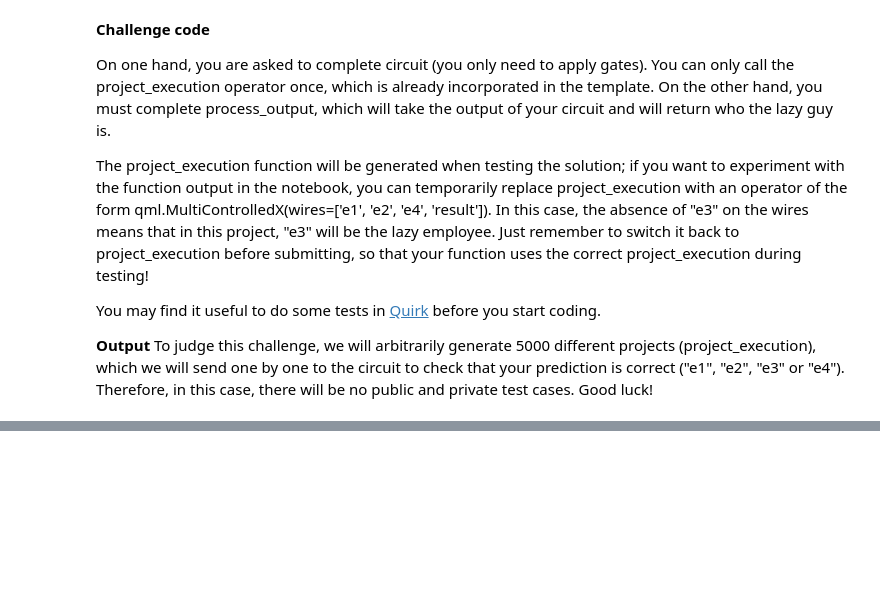
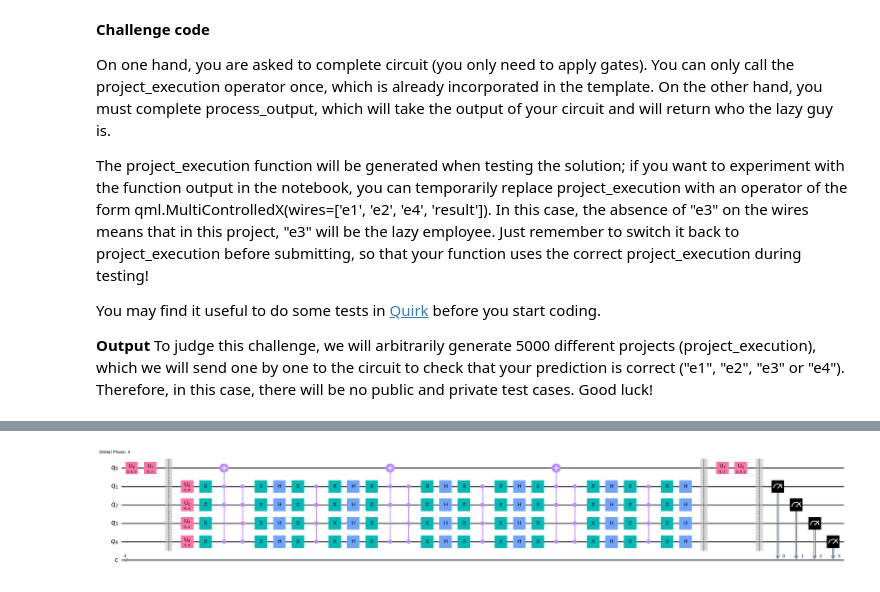
Before and after one commit to Martyna94/PennyLane, a Jupyter notebook: Challenges_template_2023/The Lazy Colleague.ipynb, the cells around one changed output, grey strips where cells are left out. Drawn from its saved outputs; the diff is of its cells as text; code cells hidden in the pictures; blank space fills up the shorter version.

```diff
--- a/Challenges_template_2023/The Lazy Colleague.ipynb
+++ b/Challenges_template_2023/The Lazy Colleague.ipynb
@@ -26,0 +171,4 @@ To judge this challenge, we will arbitrarily generate 5000 different projects (p
+# %%
+qc.decompose().draw('mpl',fold=50)
+# %% [output]
+[figure, added]
```
Also changed, not shown: parts of 11 cells of this notebook, 6 other files.
